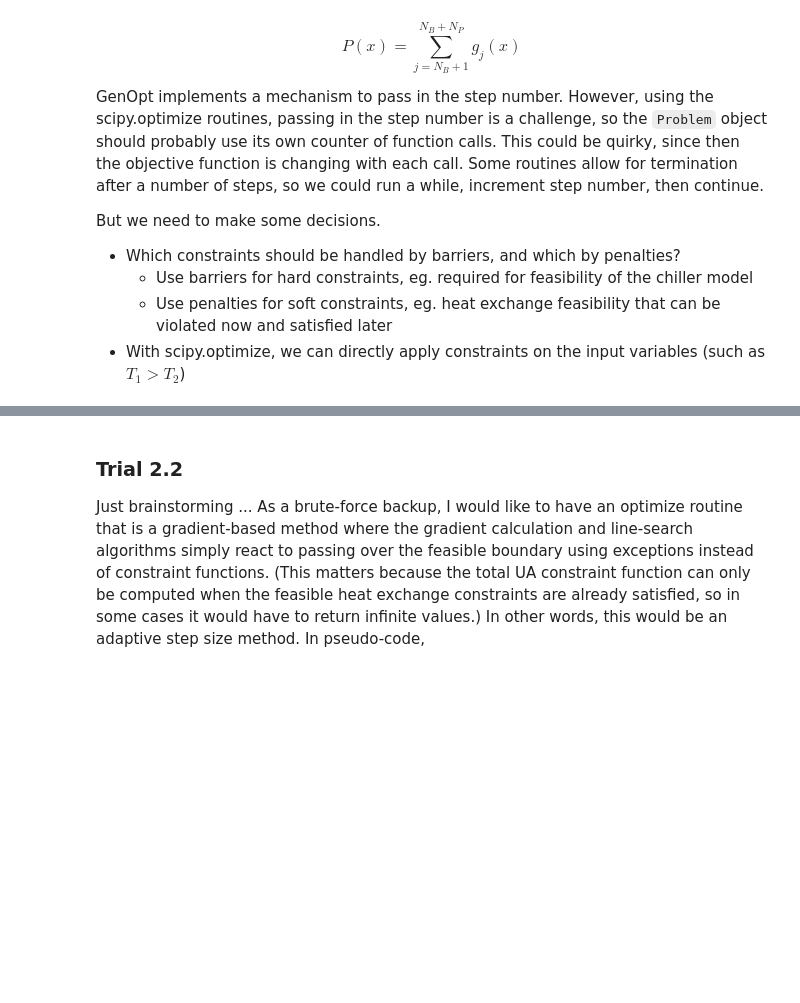
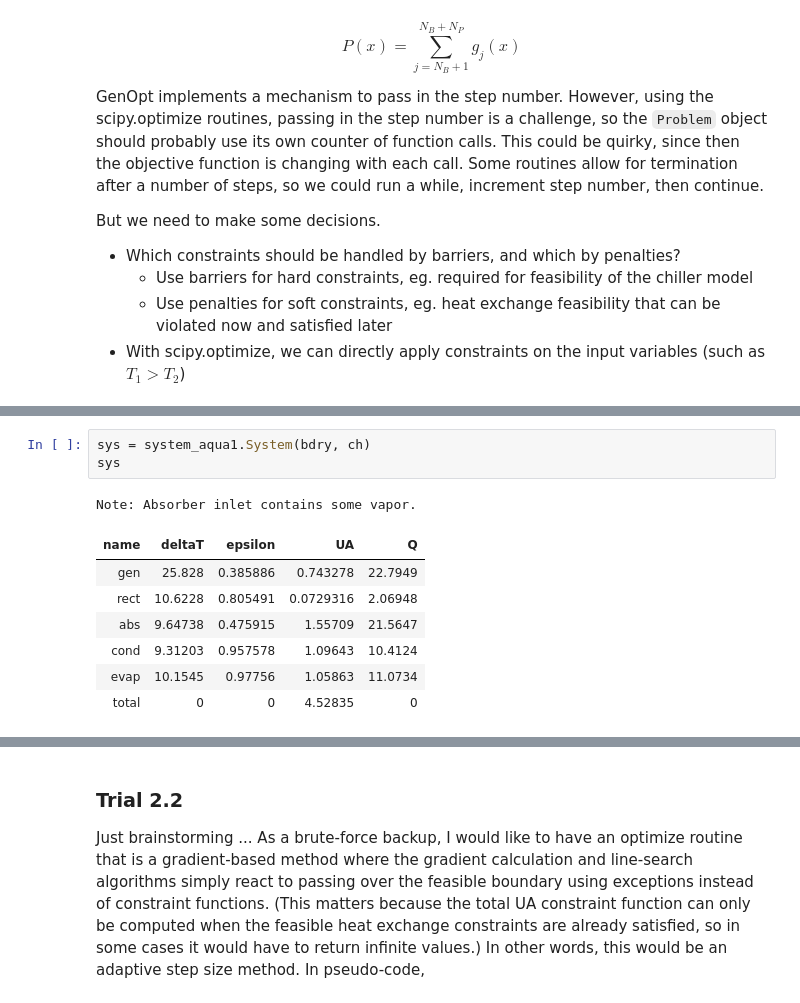
Before and after one commit to nfette/openACHP, a Jupyter notebook: src/optimize_trials2.ipynb, the cells around one changed output, grey strips where cells are left out. Saved outputs shown, nothing was run; the diff lists cells and outputs as text; blank space fills up the shorter version.

```diff
--- a/src/optimize_trials2.ipynb
+++ b/src/optimize_trials2.ipynb
@@ -107,0 +330,12 @@ opt
+# %%
+sys = system_aqua1.System(bdry, ch)
+sys
+# %% [output]
+Note: Absorber inlet contains some vapor.
+| name | deltaT | epsilon | UA | Q |
+| gen | 25.828 | 0.385886 | 0.743278 | 22.7949 |
+| rect | 10.6228 | 0.805491 | 0.0729316 | 2.06948 |
+| abs | 9.64738 | 0.475915 | 1.55709 | 21.5647 |
+| cond | 9.31203 | 0.957578 | 1.09643 | 10.4124 |
+| evap | 10.1545 | 0.97756 | 1.05863 | 11.0734 |
+| total | 0 | 0 | 4.52835 | 0 |
```
Also changed, not shown: parts of 12 cells of this notebook, 1 other file.
